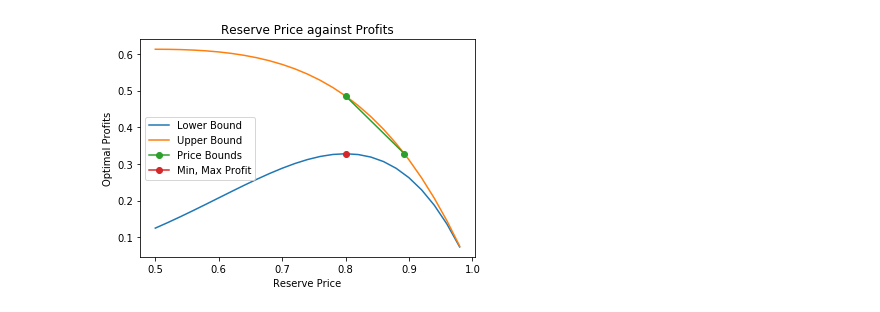
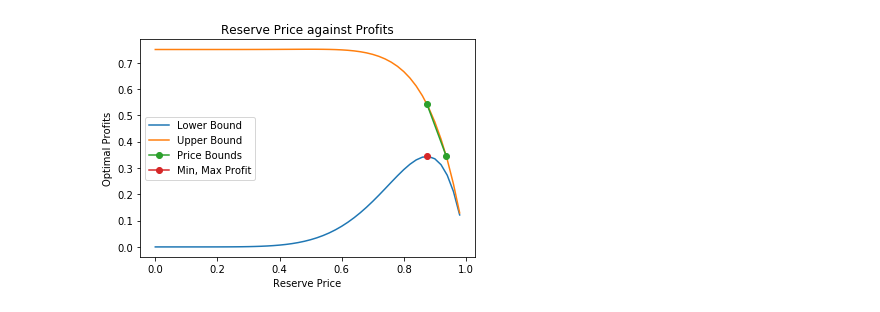
Before and after one commit to ericschulman/tx_milk_2yp, a Jupyter notebook: profits.ipynb, the cells around one changed output. Cells and saved outputs as stored; diff of their text form; code cells hidden in the pictures.

```diff
--- a/profits.ipynb
+++ b/profits.ipynb
@@ -18,3 +18,15 @@ def pi_u(p, vs, i, dist, supp):
     for q in p:
         surplus.append( scipy.integrate.quad(integrand, q, supp[1])[0] )
     return pi_l(p, vs, i, dist, supp) + np.array(surplus)
+# %%
+#overall bounds on profit
+support = np.arange(.00,1.0,.02)
+ub = pi_u(support, .5, 4, scipy.stats.uniform, (0,1))
+
+lb = pi_l(support, .5, 4, scipy.stats.uniform, (0,1))
+
+
+plt.plot(support, lb, label='Lower Bound 4')
+plt.plot(support, ub, label='Upper Bound 4')
+plt.legend()
+plt.show()
@@ -40,28 +54,27 @@ def pi_est(vs, i, dist, supp):
 
     return np.concatenate([result1.x, result2.x])
 # %%
-#overall bounds on profit
-support = np.arange(.5,1.0,.02)
-ub = pi_u(support, 0, 4, scipy.stats.uniform, (0,1))
-lb = pi_l(support, 0, 4, scipy.stats.uniform, (0,1))
+ub= pi_u(support, 0, 7, scipy.stats.uniform, (0,1))
+lb = pi_l(support, 0, 7, scipy.stats.uniform, (0,1))
 
 plt.plot(support, lb, label='Lower Bound')
 plt.plot(support, ub, label='Upper Bound')
 
+
 #bounds on reserve price
-argmax, maxim = pi_opt(0, 4, scipy.stats.uniform, (0,1))
-p_bnds = pi_est(0, 4, scipy.stats.uniform, (0,1))
-pi_bnds = pi_u(p_bnds, 0, 4, scipy.stats.uniform, (0,1))
+argmax, maxim = pi_opt(0, 7, scipy.stats.uniform, (0,1))
+p_bnds = pi_est(0, 7, scipy.stats.uniform, (0,1))
+pi_bnds = pi_u(p_bnds, 0, 7, scipy.stats.uniform, (0,1))
 
 plt.plot(p_bnds, pi_bnds, label='Price Bounds',marker='o')
 plt.plot(argmax, maxim, label='Min, Max Profit',marker='o')
 
 
 #make it pretty
 plt.xlabel('Reserve Price')
 plt.ylabel('Optimal Profits')
 plt.title('Reserve Price against Profits')
 plt.legend()
 plt.show()
 # %% [output]
-[figure, old version]
+[figure, new version]
```
Also changed, not shown: parts of 1 cell of this notebook, 1 other file.
